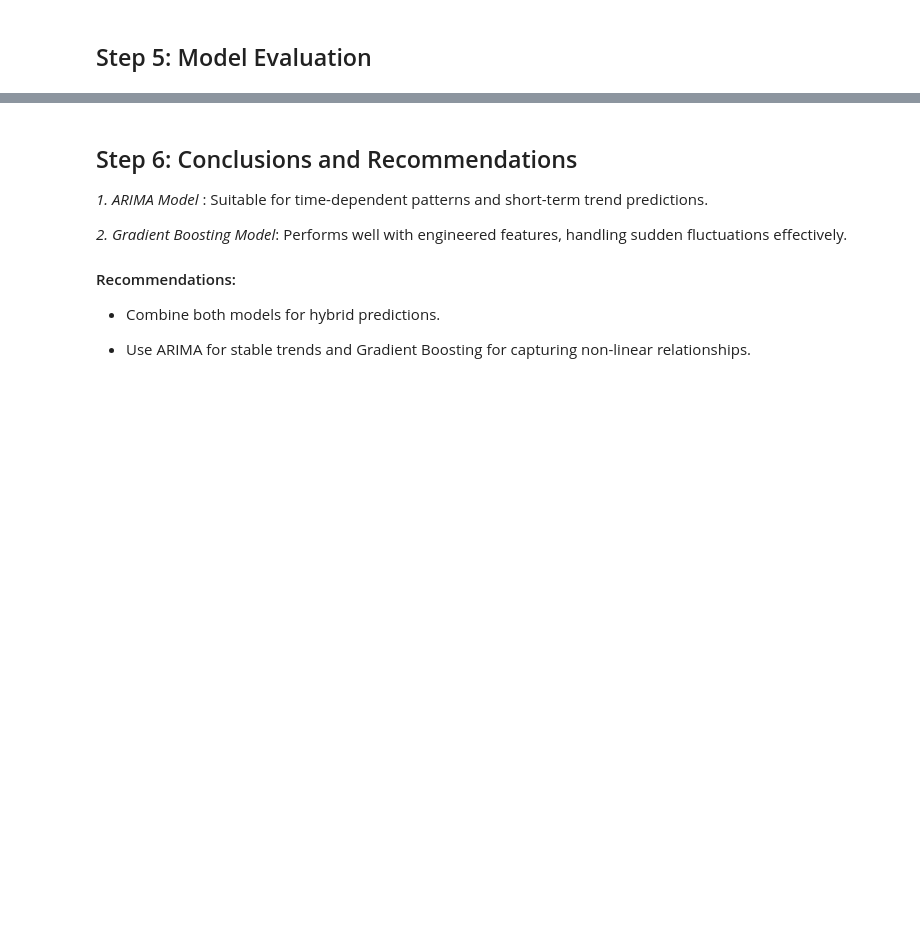
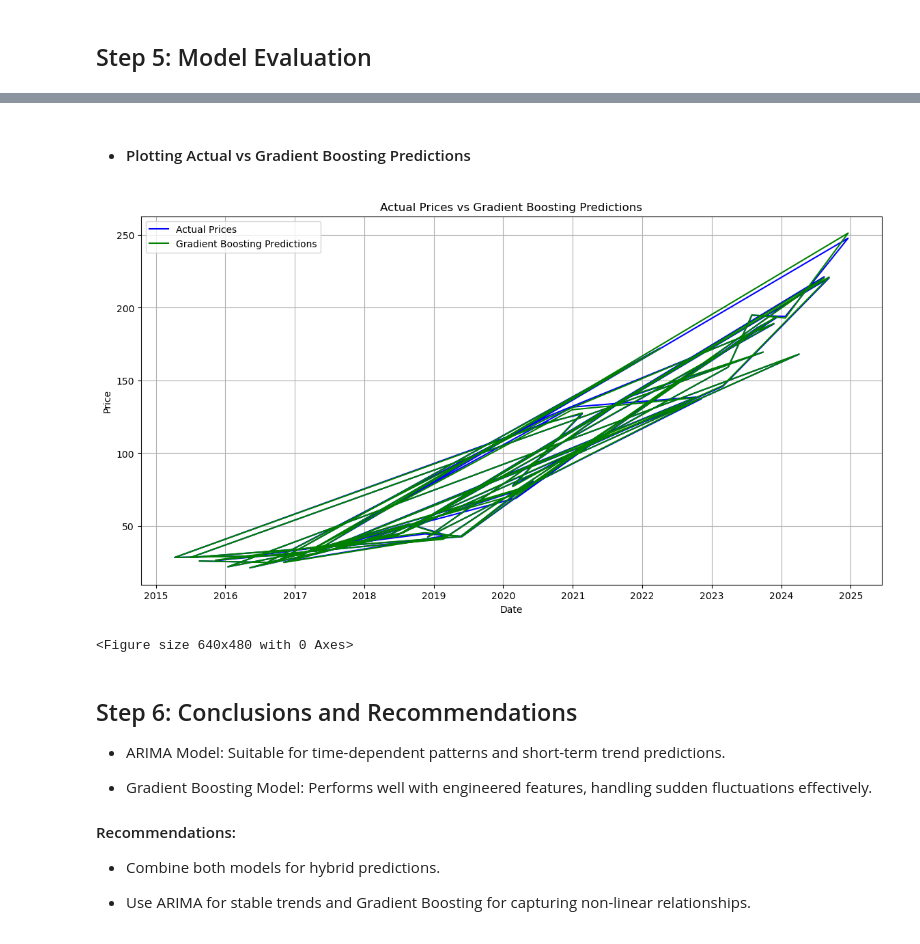
Before and after one commit to saksham3232/Stock-Price-Prediction-Analysis, a Jupyter notebook: data.ipynb, the cells around one changed output, grey strips where cells are left out. Cells and saved outputs as stored; diff of their text form; code cells hidden in the pictures; blank space fills up the shorter version.

Commit message:
Add initial project structure and configuration

```diff
--- a/data.ipynb
+++ b/data.ipynb
@@ -132,36 +162,33 @@ Best ARIMA RMSE: 4.295454546667503
 # %% [markdown]
 ### Gradient Boosting Model with Hyperparameter Tuning
 # %%
-# Define features and target variable
-features = ['Lag_1', 'Rolling_Mean_5', 'Pct_Change']
+# Define features and target variable for Gradient Boosting model
+features = ['Lag_1_Close', 'Rolling_Mean_5', 'Pct_Change_Close']
 X = stock_data[features]
 y = stock_data['Close']
 
-# Split into train and test sets
+# Split data into training and testing sets (80/20 split)
 X_train, X_test, y_train, y_test = train_test_split(X, y, test_size=0.2, random_state=42)
 
-# Parameter grid for tuning
+# Define parameter grid for hyperparameter tuning using GridSearchCV
 param_grid = {
-    'n_estimators': [100, 200, 300],
-    'learning_rate': [0.01, 0.05, 0.1],
-    'max_depth': [3, 5, 7],
-    'subsample': [0.8, 1.0],
-    'colsample_bytree': [0.8, 1.0]
+    'n_estimators': [100, 200],
+    'learning_rate': [0.01, 0.05],
+    'max_depth': [3, 5],
+    'subsample': [0.8],
+    'colsample_bytree': [0.8]
 }
 
-# Initialize Gradient Boosting model
+# Initialize Gradient Boosting model and perform grid search tuning
 xgb_model = XGBRegressor(random_state=42)
-
-# GridSearchCV for hyperparameter tuning
-grid_search = GridSearchCV(estimator=xgb_model, param_grid=param_grid, cv=3, scoring='neg_mean_squared_error', verbose=1)
+grid_search = GridSearchCV(estimator=xgb_model, param_grid=param_grid,
+                           scoring='neg_mean_squared_error', verbose=1)
 grid_search.fit(X_train, y_train)
 
-# Best model and parameters
+# Retrieve best model and evaluate performance on test set
 best_model = grid_search.best_estimator_
+y_pred_tuned = best_model.predict(X_test)
+rmse_tuned = np.sqrt(mean_squared_error(y_test.values, y_pred_tuned))
 print("Best Parameters for Gradient Boosting:", grid_search.best_params_)
-
-# Evaluate tuned model
-y_pred_tuned = best_model.predict(X_test)
-rmse_tuned = np.sqrt(mean_squared_error(y_test, y_pred_tuned))
 print(f"Tuned Gradient Boosting RMSE: {rmse_tuned}")
 # %% [output]
@@ -173,8 +236,24 @@ Tuned Gradient Boosting RMSE: 0.9909758010679852
+# %% [markdown]
+* #### Plotting Actual vs Gradient Boosting Predictions
+# %%
+plt.figure(figsize=(14, 7))
+plt.plot(y_test.index[-50:], y_test.values[-50:], label='Actual Prices', color='blue')
+plt.plot(y_test.index[-50:], y_pred_tuned[-50:], label='Gradient Boosting Predictions', color='green')
+plt.title('Actual Prices vs Gradient Boosting Predictions')
+plt.xlabel('Date')
+plt.ylabel('Price')
+plt.legend()
+plt.grid()
+plt.show()
+plt.savefig('Gradient_Boosting_Predictions.png')
+# %% [output]
+[figure, added]
+<Figure size 640x480 with 0 Axes>
 # %% [markdown]
 ## Step 6: Conclusions and Recommendations
-*1. ARIMA Model* : Suitable for time-dependent patterns and short-term trend predictions.
+* ARIMA Model: Suitable for time-dependent patterns and short-term trend predictions.
 
-*2. Gradient Boosting Model*: Performs well with engineered features, handling sudden fluctuations effectively.
+* Gradient Boosting Model: Performs well with engineered features, handling sudden fluctuations effectively.
 
 #### Recommendations:
 
```
Also changed, not shown: parts of 14 cells of this notebook.
